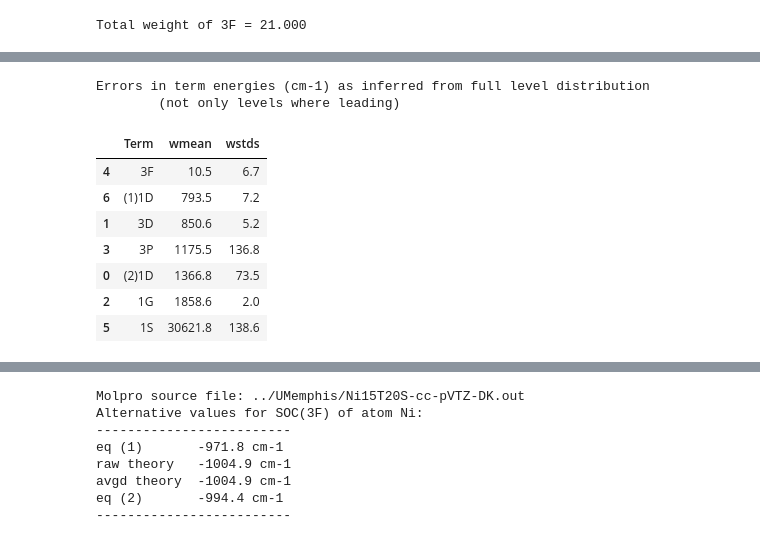
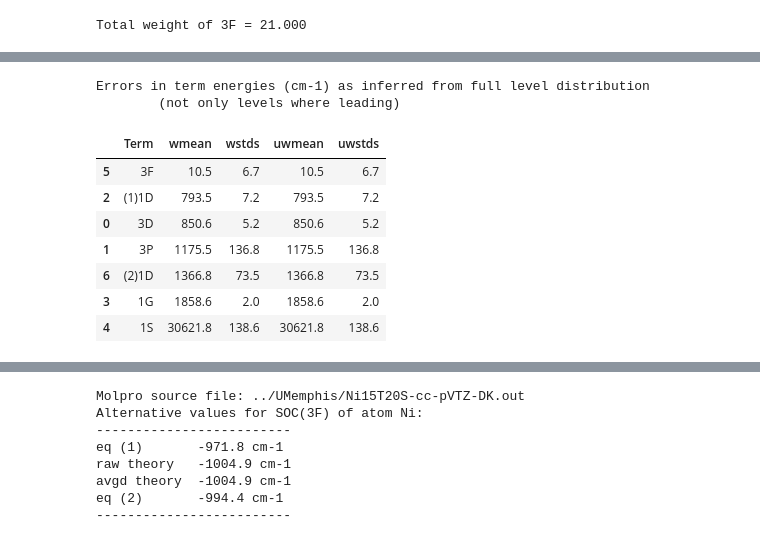
Before and after one commit to kkinist/atomic_SOC, a Jupyter notebook: atomic_soc4.ipynb, the cells around one changed output, grey strips where cells are left out. Drawn from its saved outputs; the diff is of its cells as text; code cells hidden in the pictures.

```diff
--- a/atomic_soc4.ipynb
+++ b/atomic_soc4.ipynb
@@ -37,7 +37,8 @@ termcut = 25000  # discard terms that lack levels below this energy (cm-1)
 Ecol = 'Level (cm-1)'  # the exptl energy column
 # display formatting
 fmt = {'Eshift': '{:.1f}', Ecol: '{:.3f}', 'Pct': '{:.3f}', 'degen': '{:.0f}'}
-for col in ['J', 'Ecalc', 'E_dif', 'Erel', 'Eshift', 'err', 'Eterm', 'Elev', 'wmean', 'wstds']:
+for col in ['J', 'Ecalc', 'E_dif', 'Erel', 'Eshift', 'err', 'Eterm', 'Elev', 'wmean', 'wstds',
+            'uwmean', 'uwstds']:
     fmt[col] =  fmt['Eshift']
 # %%
 if atom not in xl.sheet_names:
@@ -246,7 +247,7 @@ The lowest level belongs to     3F      with SOC1 = -971.805 cm-1
 # %% [markdown]
 ### Specify Molpro SO-CI output file
 # %%
-fsoc = 'fe_15Q21T_ctzdk_x2c.pro'
+#fsoc = 'fe_15Q21T_ctzdk_x2c.pro'
 #fsoc = 'fe_ci_15Q7T_c5zdk_x2c.pro'
 #fsoc = 'fe_15Q7T_ctzdk_x2c.pro'
 fsoc = '../UMemphis/Ni15T20S-cc-pVTZ-DK.out'
@@ -498,24 +506,24 @@ Distribution of term "3F" among levels:
 Total weight of 3F = 21.000
 # %%
 # Summarize level-energy errors by leading term
-dftermerr = pd.DataFrame(columns=['Term', 'range', 'mean', 'stds'])
+dftermerr = pd.DataFrame(columns=['Term', 'range', 'mean', 'stds', 'urange', 'umean', 'ustds'])
 for term, grp in dfdiff.groupby('uTerm'):
     spread = np.round([grp.err.min(), grp.err.max()], 0).astype(int)
     jwt = 2 * grp.J.values + 1
     m, s = chem.weighted_mean(grp.err, jwt)
-    #m = grp.err.mean()
-    #if len(grp.err) > 1:
-    #    s = grp.err.std()
-    #else:
-    #    s = -1
-    dftermerr.loc[len(dftermerr)] = [term, spread, m, s]
+    # also consider unsigned (absolute value) errors
+    uerr = np.abs(grp.err.values)
+    uspread = np.round([uerr.min(), uerr.max()], 0).astype(int)
+    um, us = chem.weighted_mean(uerr, jwt)
+    dftermerr.loc[len(dftermerr)] = [term, spread, m, s, uspread, um, us]
 if dftermerr.isnull().values.any():
     print('*** Some terms are missing ***')
     print('Try decreasing the energy maximum ("termcut")')
 else:
     # round values to nearest 1 cm-1
-    dftermerr[['mean', 'stds']] = np.round(dftermerr[['mean', 'stds']], 0).astype(int)
-    print(fsoc)
+    cols = ['mean', 'stds', 'umean', 'ustds']
+    dftermerr[cols] = np.round(dftermerr[cols], 0).astype(int)
+    print(f'Molpro source file: {fsoc}')
     print(f'J-weighted errors in level energies (cm-1), grouped by leading term')
     # default order same as experimental terms
     dftermerr.Term = pd.Categorical(dftermerr.Term, xterms)
@@ -535,37 +568,46 @@ J-weighted errors in level energies (cm-1), grouped by leading term
 # %%
 # Term energy errors as inferred from all levels
 dftermerr = pd.DataFrame(columns=['Term', 'wmean', 'wstds'])
 termlist = []
 wmean = []
 wstds = []
+# also consider unsigned (absolute value) errors
+uwmean = []
+uwstds = []
 for term in set(dfdiff.uTerm):
     termlist.append(term)
     weights = term_distrib(term, dfdiff).values
     m, s = chem.weighted_mean(dfdiff.err, weights)
     wmean.append(m)
     wstds.append(s)
+    uerr = np.abs(dfdiff.err.values)
+    um, us = chem.weighted_mean(uerr, weights)
+    uwmean.append(um)
+    uwstds.append(us)
 dftermerr['Term'] = termlist
 dftermerr['wmean'] = wmean
 dftermerr['wstds'] = wstds
+dftermerr['uwmean'] = uwmean
+dftermerr['uwstds'] = uwstds
 
 if dftermerr.isnull().values.any():
     print('*** Some terms are missing ***')
     print('Try decreasing the energy maximum ("termcut")')
 else:
     print('Errors in term energies (cm-1) as inferred from full level distribution')
     print('\t(not only levels where leading)')
     # default order same as experimental terms
     dftermerr.Term = pd.Categorical(dftermerr.Term, xterms)
     dftermerr = dftermerr.sort_values('Term')
 dftermerr.sort_values('wmean').style.format(fmt)
 # %% [output]
 Errors in term energies (cm-1) as inferred from full level distribution
         (not only levels where leading)
-|  | Term | wmean | wstds |
-| 4 | 3F | 10.5 | 6.7 |
-| 6 | (1)1D | 793.5 | 7.2 |
-| 1 | 3D | 850.6 | 5.2 |
-| 3 | 3P | 1175.5 | 136.8 |
-| 0 | (2)1D | 1366.8 | 73.5 |
-| 2 | 1G | 1858.6 | 2.0 |
-| 5 | 1S | 30621.8 | 138.6 |
+|  | Term | wmean | wstds | uwmean | uwstds |
+| 5 | 3F | 10.5 | 6.7 | 10.5 | 6.7 |
+| 2 | (1)1D | 793.5 | 7.2 | 793.5 | 7.2 |
+| 0 | 3D | 850.6 | 5.2 | 850.6 | 5.2 |
+| 1 | 3P | 1175.5 | 136.8 | 1175.5 | 136.8 |
+| 6 | (2)1D | 1366.8 | 73.5 | 1366.8 | 73.5 |
+| 3 | 1G | 1858.6 | 2.0 | 1858.6 | 2.0 |
+| 4 | 1S | 30621.8 | 138.6 | 30621.8 | 138.6 |
```
Also changed, not shown: parts of 11 cells of this notebook.
